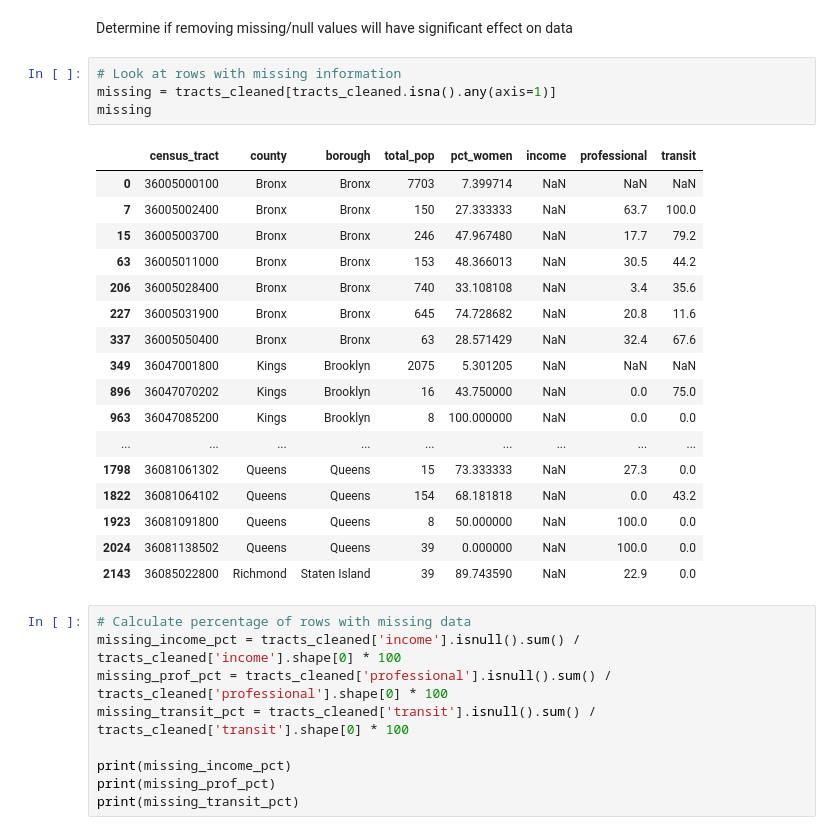
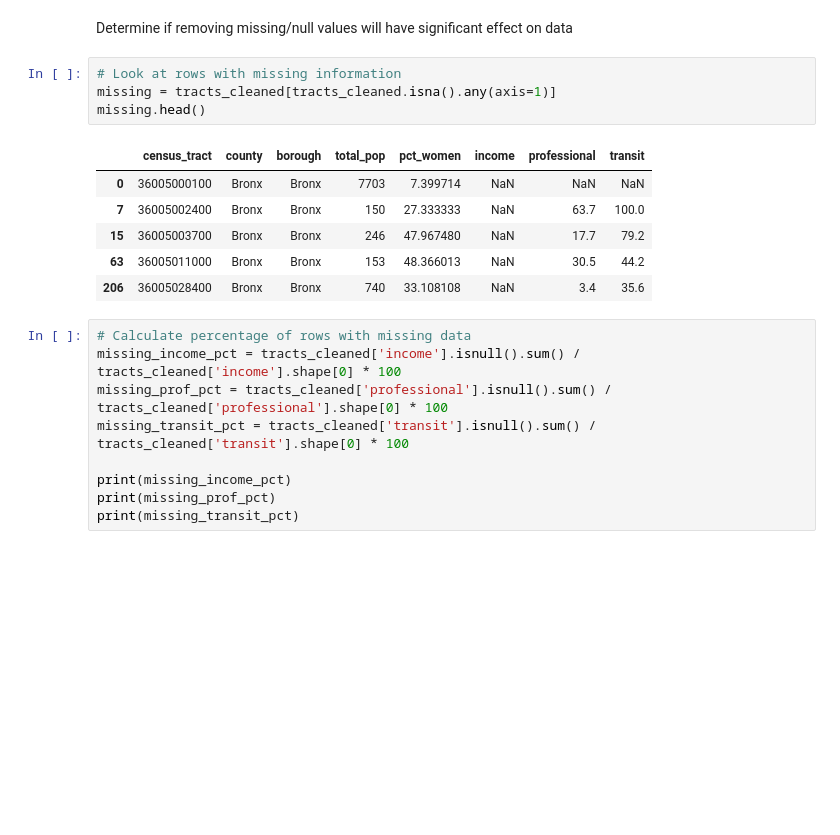
Before and after one commit to gjj425/MTA_EDA_Project, a Jupyter notebook: demographic_data.ipynb, the cells around one changed output. Cells and saved outputs as stored; diff of their text form; blank space fills up the shorter version.

```diff
--- a/demographic_data.ipynb
+++ b/demographic_data.ipynb
@@ -157,25 +157,14 @@ Determine if removing missing/null values will have significant effect on data
 # %%
 # Look at rows with missing information
 missing = tracts_cleaned[tracts_cleaned.isna().any(axis=1)]
-missing
+missing.head()
 # %% [output]
 |  | census_tract | county | borough | total_pop | pct_women | income | professional | transit |
 | 0 | 36005000100 | Bronx | Bronx | 7703 | 7.399714 | NaN | NaN | NaN |
 | 7 | 36005002400 | Bronx | Bronx | 150 | 27.333333 | NaN | 63.7 | 100.0 |
 | 15 | 36005003700 | Bronx | Bronx | 246 | 47.967480 | NaN | 17.7 | 79.2 |
 | 63 | 36005011000 | Bronx | Bronx | 153 | 48.366013 | NaN | 30.5 | 44.2 |
 | 206 | 36005028400 | Bronx | Bronx | 740 | 33.108108 | NaN | 3.4 | 35.6 |
-| 227 | 36005031900 | Bronx | Bronx | 645 | 74.728682 | NaN | 20.8 | 11.6 |
-| 337 | 36005050400 | Bronx | Bronx | 63 | 28.571429 | NaN | 32.4 | 67.6 |
-| 349 | 36047001800 | Kings | Brooklyn | 2075 | 5.301205 | NaN | NaN | NaN |
-| 896 | 36047070202 | Kings | Brooklyn | 16 | 43.750000 | NaN | 0.0 | 75.0 |
-| 963 | 36047085200 | Kings | Brooklyn | 8 | 100.000000 | NaN | 0.0 | 0.0 |
-| ... | ... | ... | ... | ... | ... | ... | ... | ... |
-| 1798 | 36081061302 | Queens | Queens | 15 | 73.333333 | NaN | 27.3 | 0.0 |
-| 1822 | 36081064102 | Queens | Queens | 154 | 68.181818 | NaN | 0.0 | 43.2 |
-| 1923 | 36081091800 | Queens | Queens | 8 | 50.000000 | NaN | 100.0 | 0.0 |
-| 2024 | 36081138502 | Queens | Queens | 39 | 0.000000 | NaN | 100.0 | 0.0 |
-| 2143 | 36085022800 | Richmond | Staten Island | 39 | 89.743590 | NaN | 22.9 | 0.0 |
 # %%
 # Calculate percentage of rows with missing data
 missing_income_pct = tracts_cleaned['income'].isnull().sum() / tracts_cleaned['income'].shape[0] * 100
```
Also changed, not shown: parts of 22 cells of this notebook.
